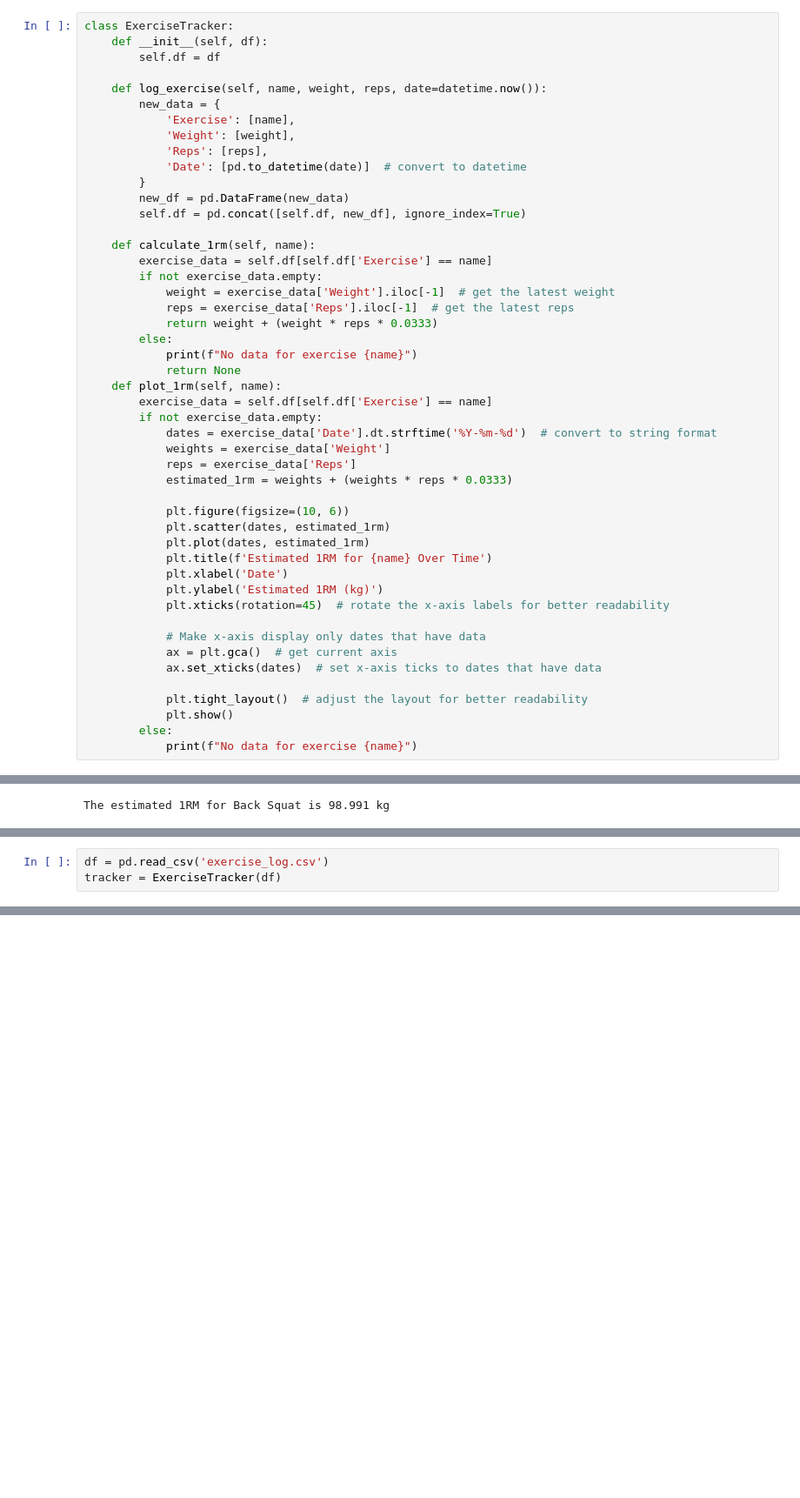
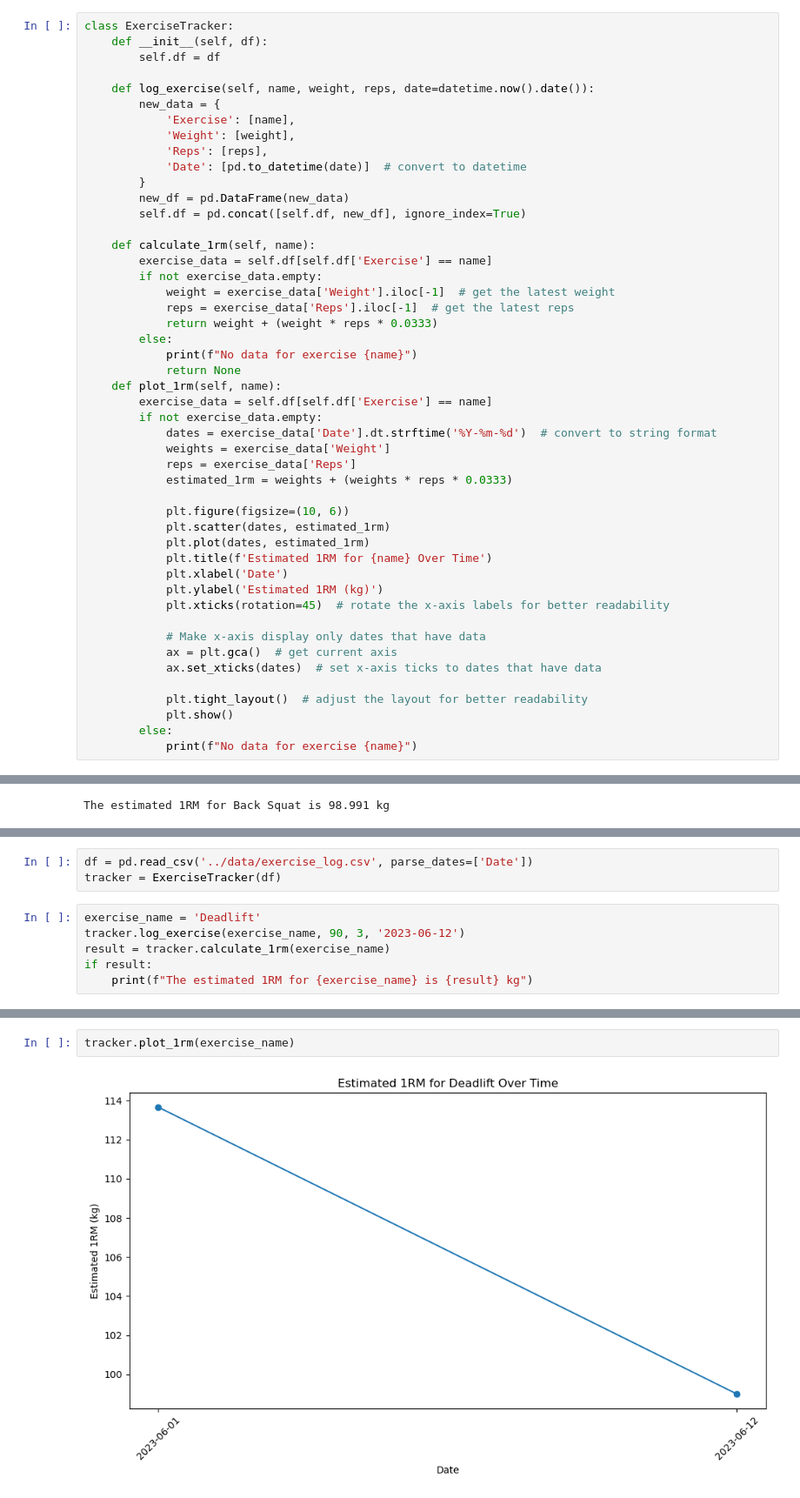
Before and after one commit to hugofitipaldi/PR_tracker, a Jupyter notebook: scripts/1RM_Calculator_and_Tracker.ipynb, the cells around one changed output, grey strips where cells are left out. Shown at 87% size. Drawn from its saved outputs; the diff is of its cells as text; blank space fills up the shorter version.

```diff
--- a/scripts/1RM_Calculator_and_Tracker.ipynb
+++ b/scripts/1RM_Calculator_and_Tracker.ipynb
@@ -108,7 +108,7 @@ class ExerciseTracker:
     def __init__(self, df):
         self.df = df
 
-    def log_exercise(self, name, weight, reps, date=datetime.now()):
+    def log_exercise(self, name, weight, reps, date=datetime.now().date()):
         new_data = {
             'Exercise': [name],
             'Weight': [weight],
@@ -190,3 +192,9 @@ tracker.df.to_csv('exercise_log.csv', index=False)
 # %%
-df = pd.read_csv('exercise_log.csv')
+df = pd.read_csv('../data/exercise_log.csv', parse_dates=['Date'])
 tracker = ExerciseTracker(df)
+# %%
+exercise_name = 'Deadlift'
+tracker.log_exercise(exercise_name, 90, 3, '2023-06-12')
+result = tracker.calculate_1rm(exercise_name)
+if result:
+    print(f"The estimated 1RM for {exercise_name} is {result} kg")
@@ -192,0 +225,4 @@ tracker = ExerciseTracker(df)
+# %%
+tracker.plot_1rm(exercise_name)
+# %% [output]
+[figure, added]
```
Also changed, not shown: parts of 4 cells of this notebook, 1 other file.
